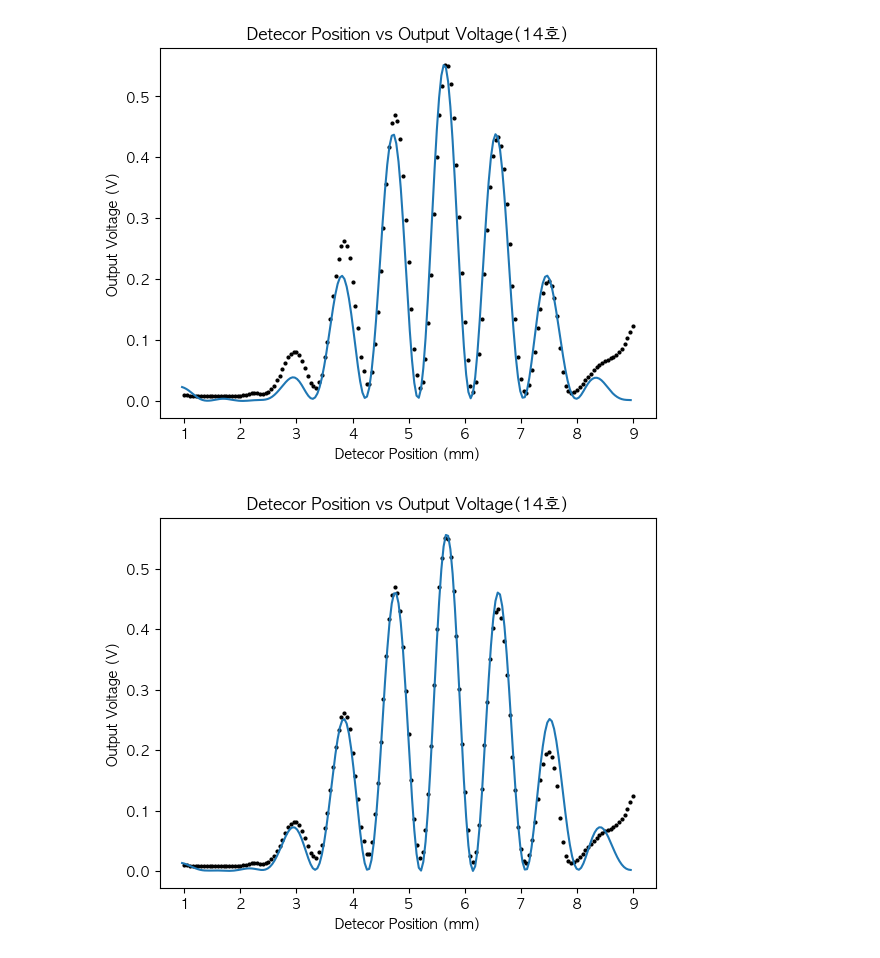
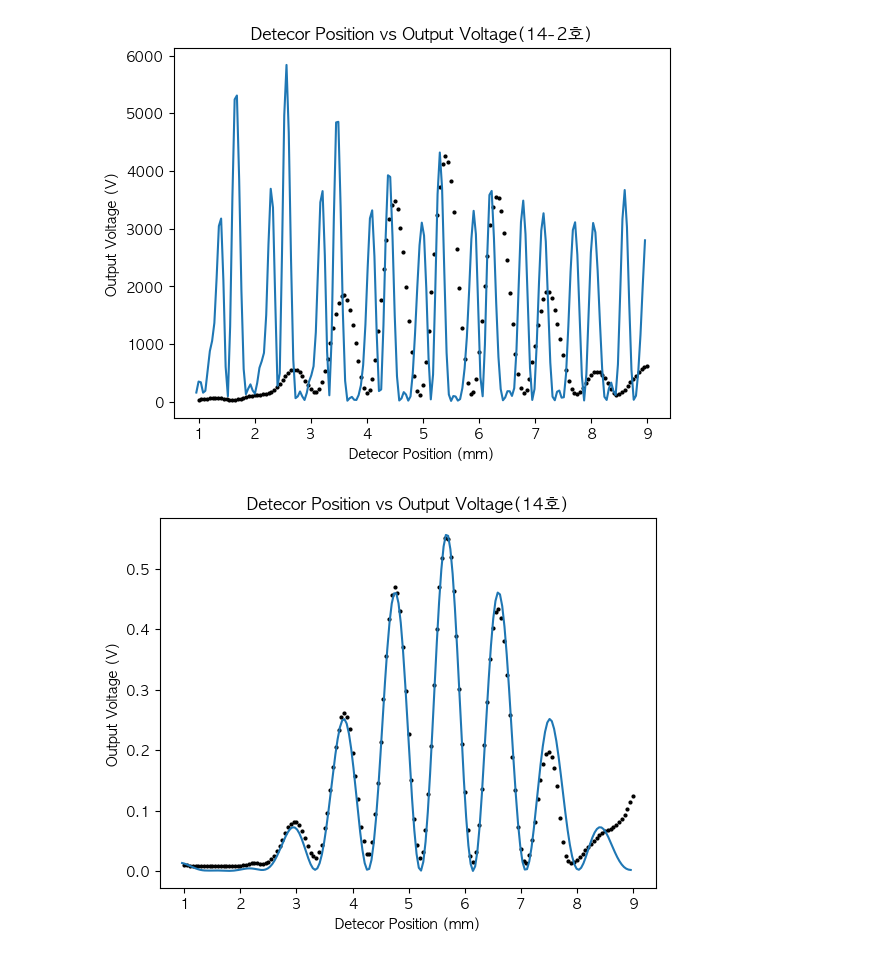
Before and after one commit to IntermidiatePhysicsExperiment/Single-Photon-Interference, a Jupyter notebook: EDA/B-1.ipynb, the cells around one changed output. Saved outputs shown, nothing was run; the diff lists cells and outputs as text; code cells hidden in the pictures.

```diff
--- a/EDA/B-1.ipynb
+++ b/EDA/B-1.ipynb
@@ -8,7 +8,7 @@ plt.rcParams['axes.unicode_minus'] = False  ## 추가해줍니다.
 path = "../LASER/B-1/"
 filename = lambda x: path + "B-1_DoubleSlit_" + str(x) + ".csv"
 POSITION_COL = "detector_position(mm)"
-VOLTAGE_COL = "voltage(V)"
+VOLTAGE_COL = "voltage(mV)"
 
 def get_data(x):
   data = pd.read_csv(filename(x))
@@ -35,14 +35,14 @@ center = 5.5e-3 * METER
 detecor_pos = np.linspace(1e-3 * METER, 9e-3 * METER, n)
 result = []
 for pos in detecor_pos:
-  result.append(simulate_wavenumber(center, 14, center, pos))
+  result.append(simulate(center, 14, center, pos))
 result = np.array(result)
 # %%
 result = np.array(result)
-plt.plot(detecor_pos/METER * 1e3 - 0.04, result * 1e29 / 6.3)
-plot_data(14)
+plt.plot(detecor_pos/METER * 1e3 - 0.04, result * 1e37 / 6.3)
+plot_data('14-2')
 # %% [output]
-[figure, old version]
+[figure, new version]
 # %%
 result = np.array(result)
 plt.plot(detecor_pos/METER * 1e3 - 0.04, result * 1e26 / 6.3)
```
Also changed, not shown: parts of 1 cell of this notebook, 5 other files.
